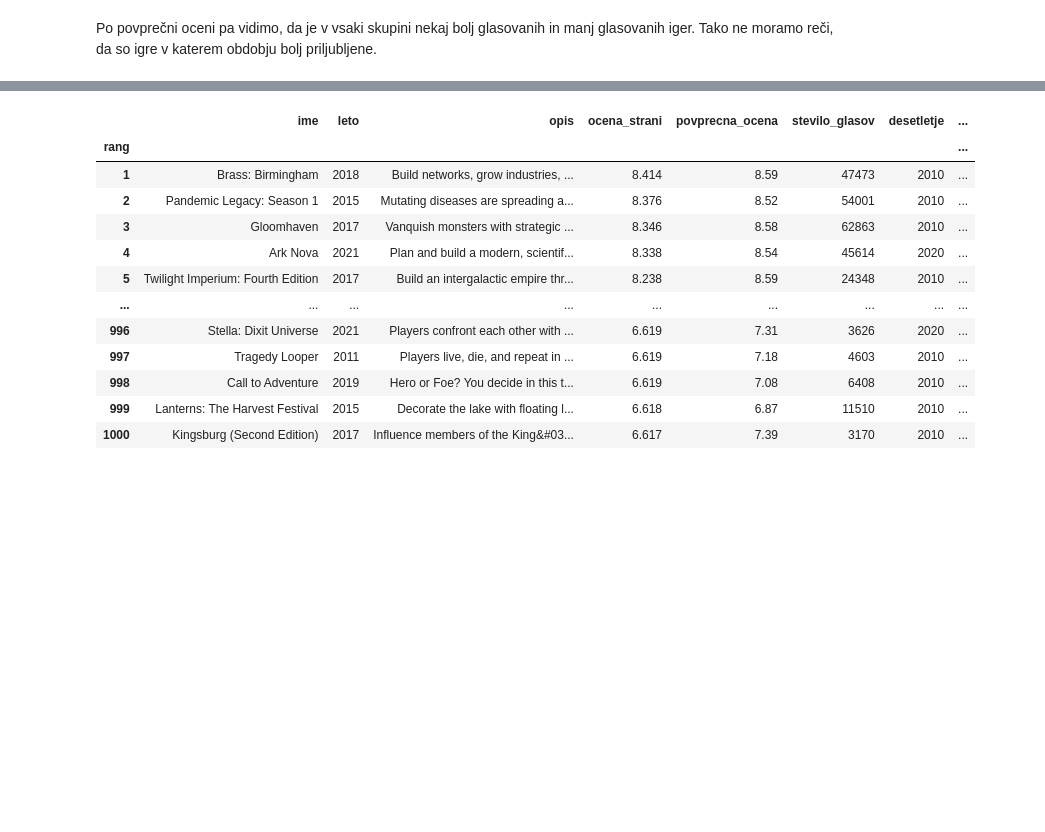
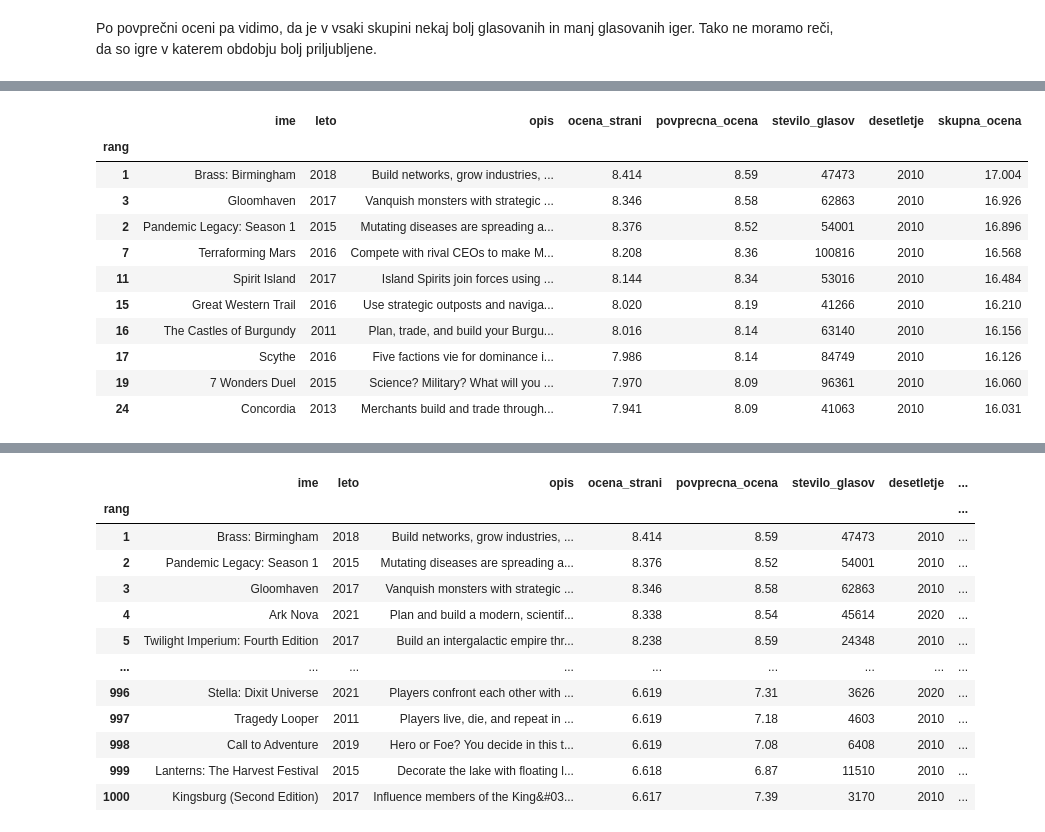
Before and after one commit to NikUrukalo/uvp-projektna-naloga, a Jupyter notebook: analiza.ipynb, the cells around one changed output, grey strips where cells are left out. Saved outputs shown, nothing was run; the diff lists cells and outputs as text; code cells hidden in the pictures; blank space fills up the shorter version.

```diff
--- a/analiza.ipynb
+++ b/analiza.ipynb
@@ -172,0 +277,17 @@ Name: count, dtype: int64
+# %%
+igre_10['skupna_ocena'] = igre_10['ocena_strani'] + igre_10['povprecna_ocena']
+top_10_igre = igre_10.sort_values(by='skupna_ocena', ascending=False).head(10)
+top_10_igre
+# %% [output]
+|  | ime | leto | opis | ocena_strani | povprecna_ocena | stevilo_glasov | desetletje | skupna_ocena |
+| rang |  |  |  |  |  |  |  |  |
+| 1 | Brass: Birmingham | 2018 | Build networks, grow industries, ... | 8.414 | 8.59 | 47473 | 2010 | 17.004 |
+| 3 | Gloomhaven | 2017 | Vanquish monsters with strategic ... | 8.346 | 8.58 | 62863 | 2010 | 16.926 |
+| 2 | Pandemic Legacy: Season 1 | 2015 | Mutating diseases are spreading a... | 8.376 | 8.52 | 54001 | 2010 | 16.896 |
+| 7 | Terraforming Mars | 2016 | Compete with rival CEOs to make M... | 8.208 | 8.36 | 100816 | 2010 | 16.568 |
+| 11 | Spirit Island | 2017 | Island Spirits join forces using ... | 8.144 | 8.34 | 53016 | 2010 | 16.484 |
+| 15 | Great Western Trail | 2016 | Use strategic outposts and naviga... | 8.020 | 8.19 | 41266 | 2010 | 16.210 |
+| 16 | The Castles of Burgundy | 2011 | Plan, trade, and build your Burgu... | 8.016 | 8.14 | 63140 | 2010 | 16.156 |
+| 17 | Scythe | 2016 | Five factions vie for dominance i... | 7.986 | 8.14 | 84749 | 2010 | 16.126 |
+| 19 | 7 Wonders Duel | 2015 | Science? Military? What will you ... | 7.970 | 8.09 | 96361 | 2010 | 16.060 |
+| 24 | Concordia | 2013 | Merchants build and trade through... | 7.941 | 8.09 | 41063 | 2010 | 16.031 |
```
Also changed, not shown: parts of 30 cells of this notebook.
